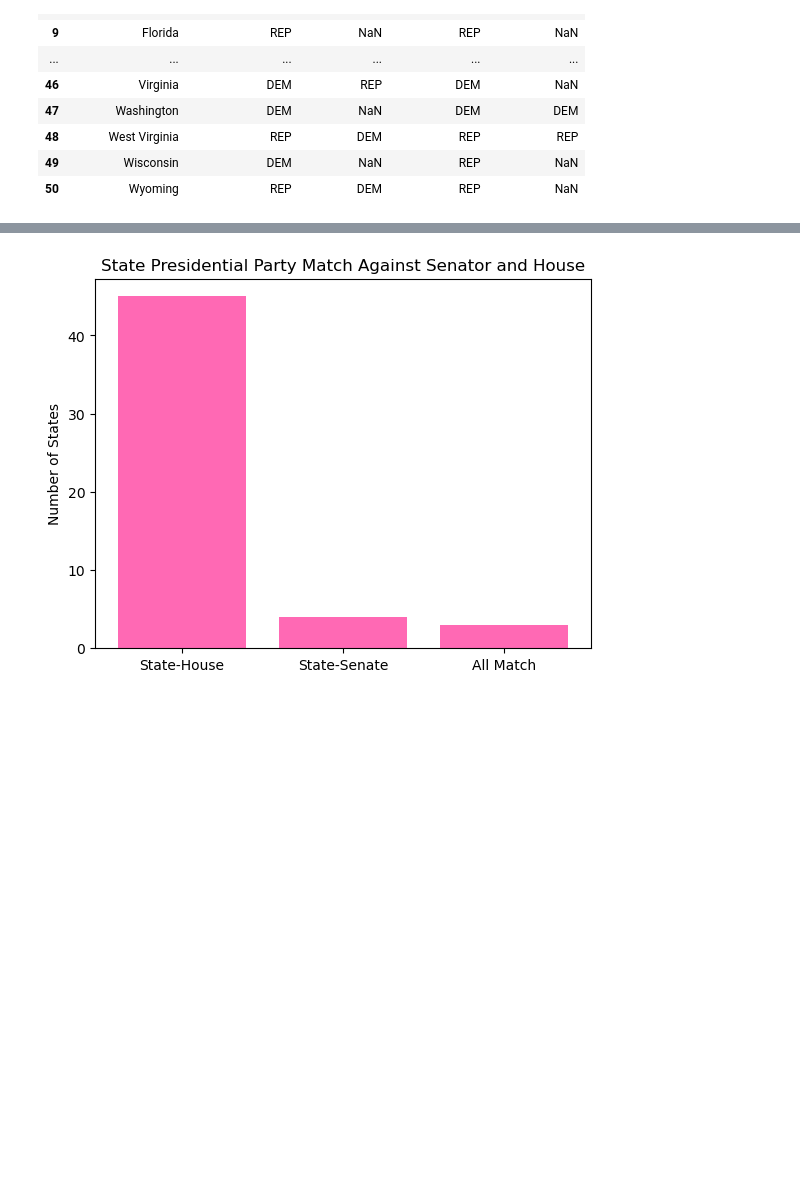
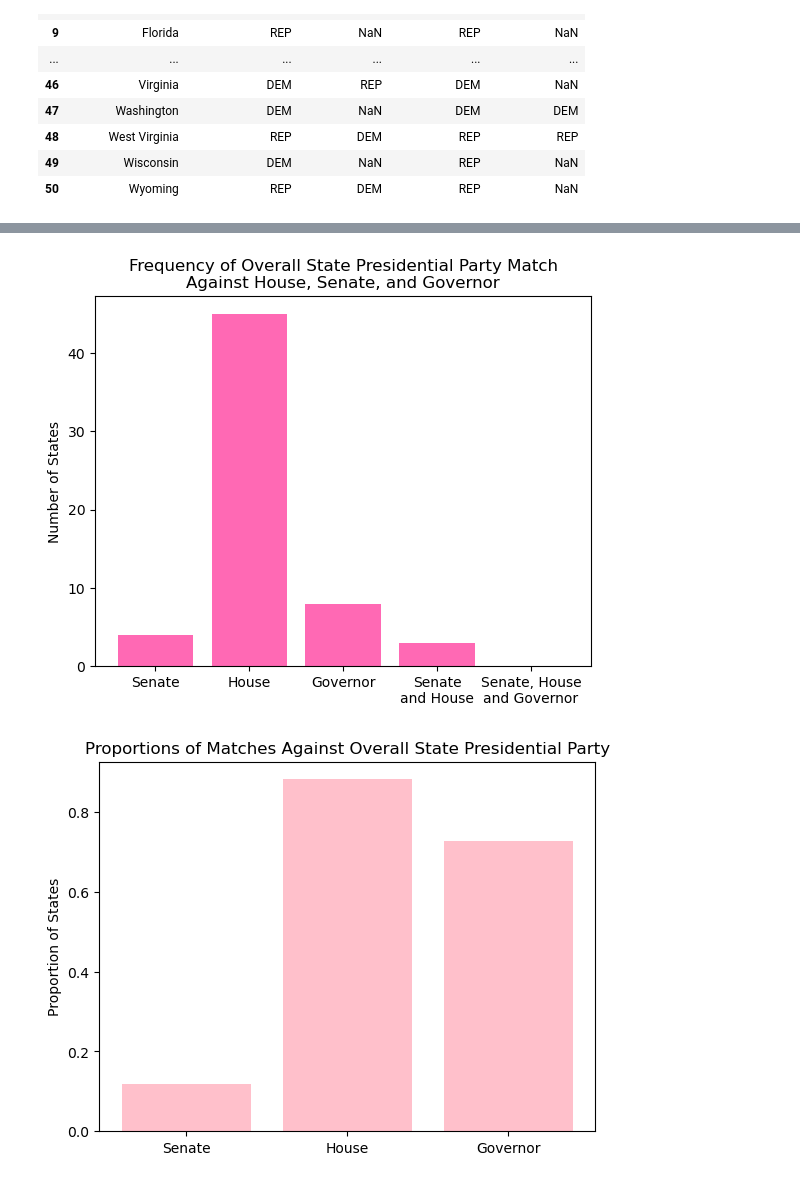
Before and after one commit to michelle1002/datasci151spring2026, a Jupyter notebook: _final_project/Michelle_Project.ipynb, the cells around one changed output, grey strips where cells are left out. Saved outputs shown, nothing was run; the diff lists cells and outputs as text; code cells hidden in the pictures; blank space fills up the shorter version.

```diff
--- a/_final_project/Michelle_Project.ipynb
+++ b/_final_project/Michelle_Project.ipynb
@@ -24,0 +105,7 @@ Rows,Columns of governor: (5145, 6)
+# %%
+placeholder_winner = df_house.query("(district == 'United States’s 0th district') and (won == True)").index
+
+df_house.iloc[placeholder_winner, -2] = False
+
+print(f"Total number of winning house representatives: {len(df_house.query("won == True"))}")
+# 435 representatives
@@ -396,10 +466,25 @@ that elected new governors: 0.7272727272727273
 # %%
-categories = ["State-House", "State-Senate", "All Match"]
-num_students = [state_match_house, state_match_senator, state_match_both]
+# Raw counts of number of matches
+categories = ["Senate", "House", "Governor", "Senate\nand House", "Senate, House\nand Governor"]
+num_states = raw_counts
+#created from table above
 
-plt.bar(x = categories, height = num_students, color = "hotpink")
+plt.bar(x = categories, height = num_states, color = "hotpink")
 plt.ylabel("Number of States")
-plt.title("State Presidential Party Match Against Senator and House")
+plt.title("Frequency of Overall State Presidential Party Match\nAgainst House, Senate, and Governor")
 plt.show()
+
+#Proportions of matches among states that participated for each elected position
+categories = ["Senate", "House", "Governor"]
+proportions_state = [
+    len(merged.query("Presidential_Party == Senator_Party"))/len(df_senator["state"].unique()),
+    len(merged.query("Presidential_Party == House_Majority"))/len(df_house["States"].unique()),
+    len(merged.query("(Presidential_Party == Governor_Party)"))/len(df_governor["state"].unique())]
+
+plt.bar(x = categories, height = proportions_state, color = "pink")
+plt.ylabel("Proportion of States")
+plt.title("Proportions of Matches Against Overall State Presidential Party")
+plt.show()
 # %% [output]
-[figure, old version]
+[figure, new version]
+[figure, added]
```
Also changed, not shown: parts of 29 cells of this notebook.
